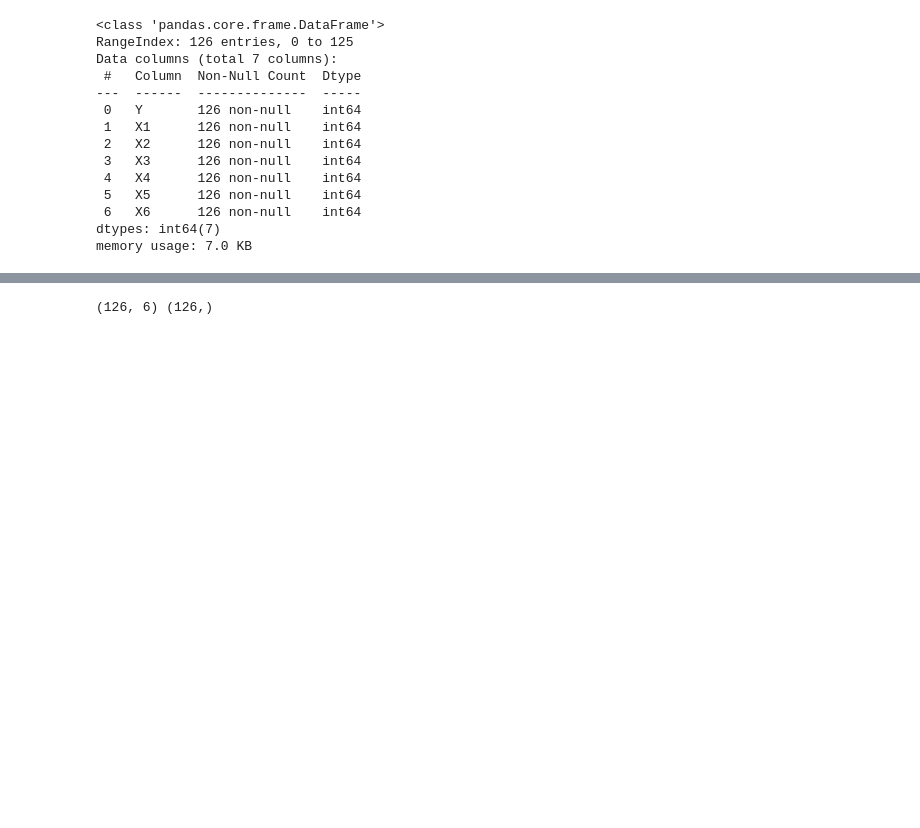
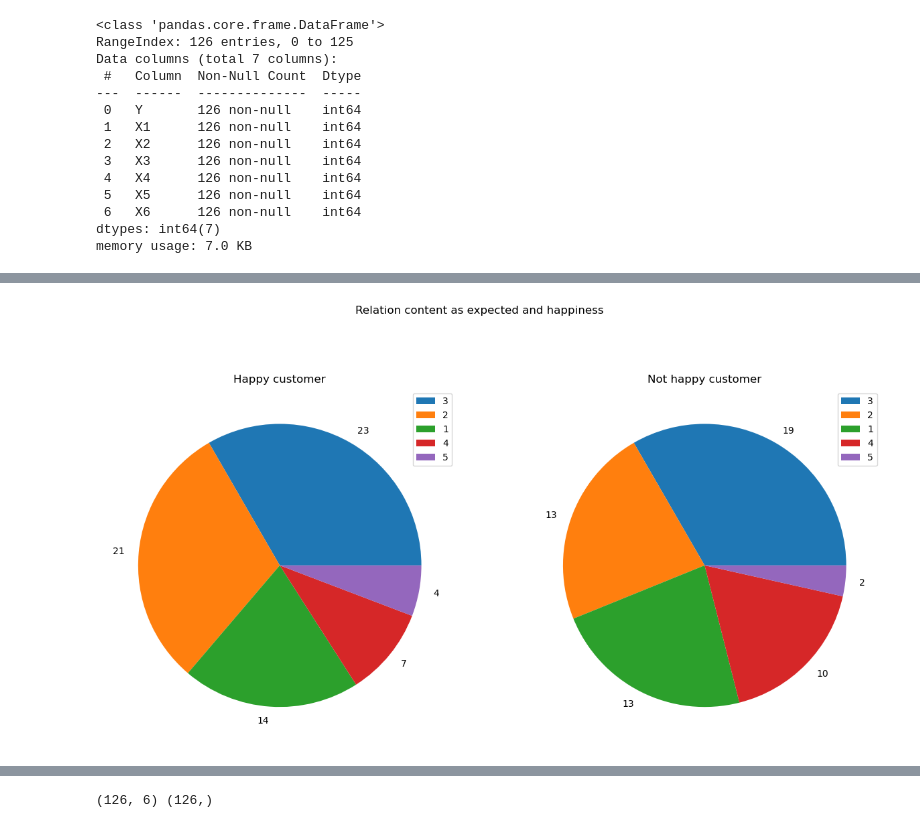
Before and after one commit to chiara89/mFi8znFt4ZE6Spwv, a Jupyter notebook: happyCustomerModel.ipynb, the cells around one changed output, grey strips where cells are left out. Drawn from its saved outputs; the diff is of its cells as text; code cells hidden in the pictures; blank space fills up the shorter version.

```diff
--- a/happyCustomerModel.ipynb
+++ b/happyCustomerModel.ipynb
@@ -77,0 +148,6 @@ memory usage: 7.0 KB
+# %%
+happy_counts_X2 = df_happy['X2'].value_counts()
+not_happy_counts_X2 = df_nothappy['X2'].value_counts()
+show_plot_features(happy_counts_X2, not_happy_counts_X2, 'Relation content as expected and happiness')
+# %% [output]
+[figure, added]
```
Also changed, not shown: parts of 23 cells of this notebook.
